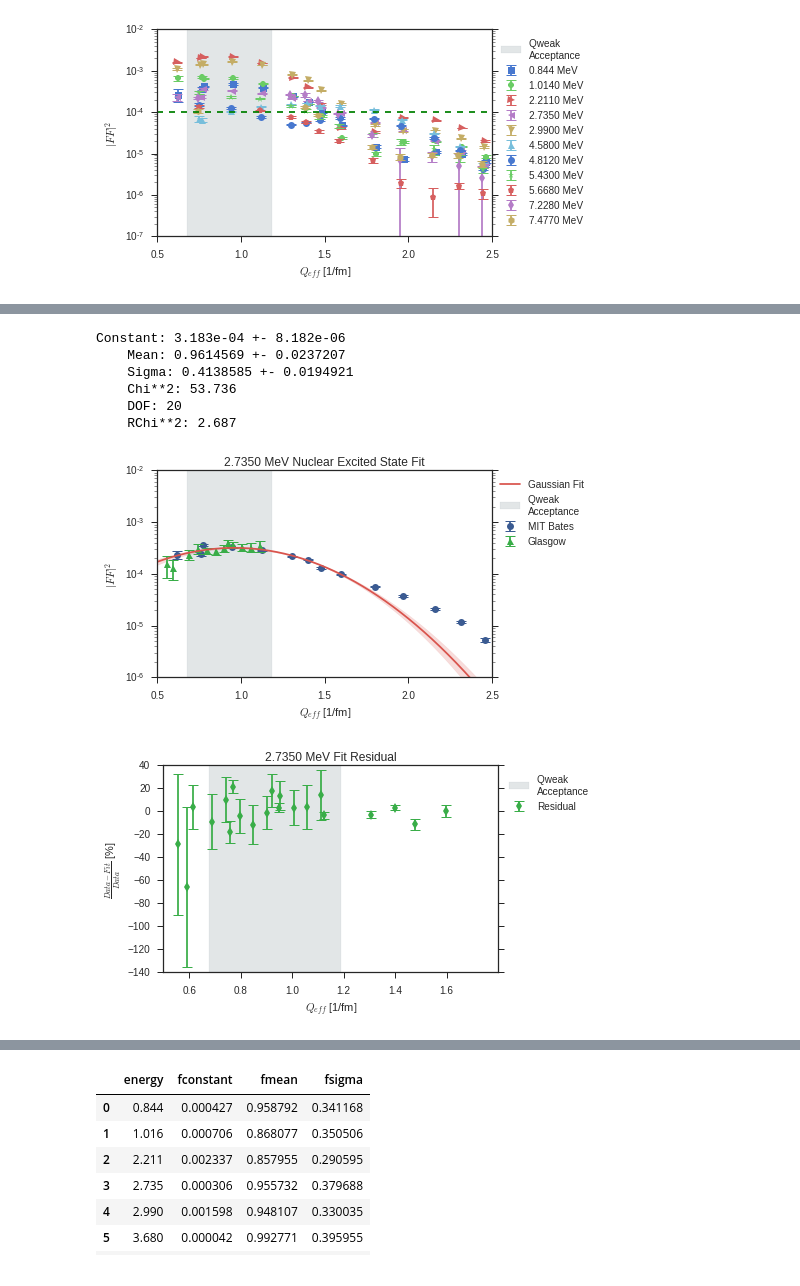
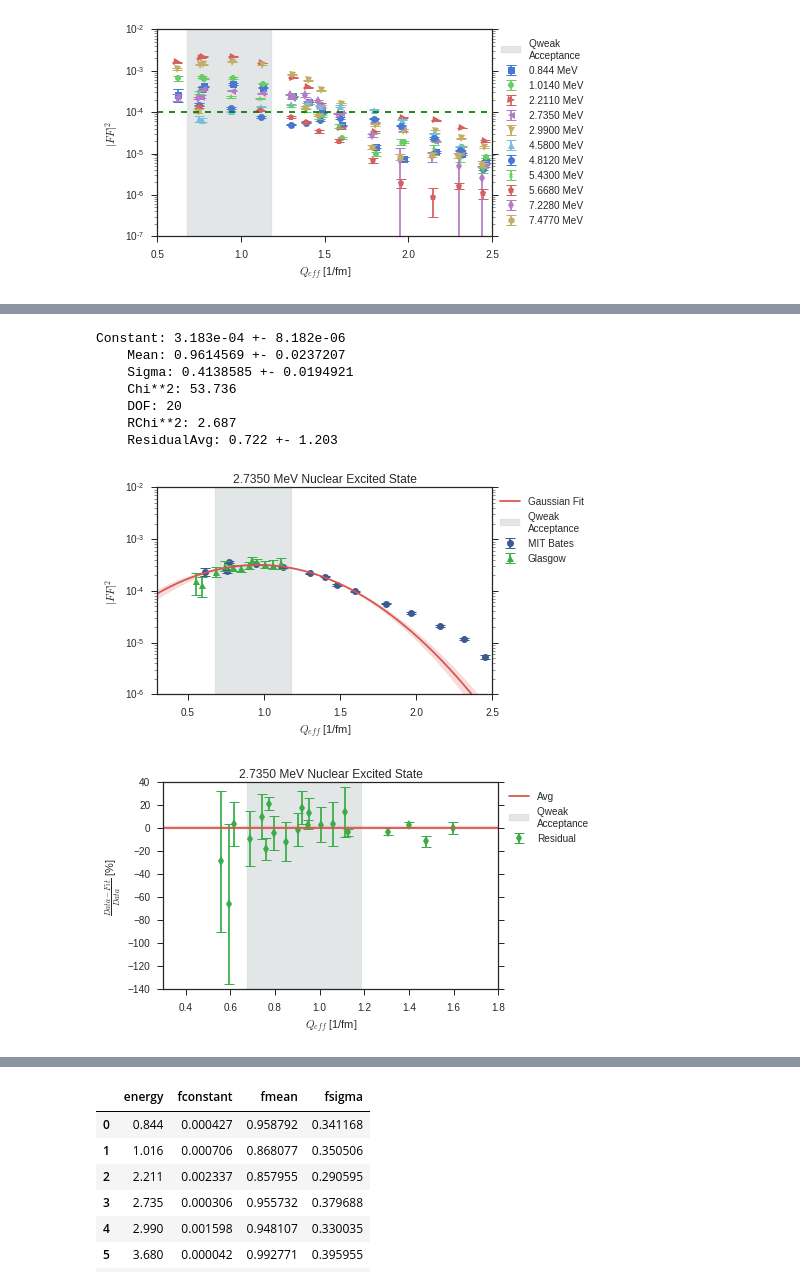
Before and after one commit to kdbartlett/Qweak, a Jupyter notebook: longitudinal_analysis/excited_states/al_nuclear_excited_states.ipynb, the cells around one changed output, grey strips where cells are left out. Drawn from its saved outputs; the diff is of its cells as text; code cells hidden in the pictures.

Commit message:
End of day fixes to aluminum nuclear excited state notebook.

```diff
--- a/longitudinal_analysis/excited_states/al_nuclear_excited_states.ipynb
+++ b/longitudinal_analysis/excited_states/al_nuclear_excited_states.ipynb
@@ -18,7 +18,7 @@ sns.set_palette("muted")
 plot_size = 6*np.array([1.0,(2.0/(1.0+np.sqrt(5.0)))]) #Use Golden ratio as aspect ratio for plots
 # %%
 # Plot range ranges
-x_low = 0.5 # [1/fm]
+x_low = 0.3 # [1/fm]
 x_high = 2.5 # [1/fm]
 y_low = 1e-6
 y_high = 1e-2
@@ -28,7 +28,7 @@ fit_x_range = np.linspace(x_low,x_high,1e3)
 qweak_acceptance = (0.676, 1.188)# Qweak Q acceptance [1/fm]
 
 #fit_range = (0.5, 1.4) # [1/fm]
-fit_range = (0.5, 1.8) # [1/fm]
+fit_range = (0.3, 1.8) # [1/fm]
 #fit_range = qweak_acceptance
 
 energy_lvl = ('0.844',
@@ -861,27 +1004,30 @@ Constant: 2.351e-03 +- 6.105e-05
 # %%
 # 2.7350 MeV Excited State Plots
 plot_combo_plus(al_2_7350_MeV_state_Q_eff,
-           al_2_7350_MeV_state_Q_eff_fit_mod,
-           al_2_7350_MeV_state_ff,
-           al_2_7350_MeV_state_ff_fit_mod,
-           al_2_7350_MeV_state_err,
-           al_2_7350_MeV_state_err_fit_mod,
+                al_2_7350_MeV_state_Q_eff_fit_mod,
+                al_2_7350_MeV_state_ff,
+                al_2_7350_MeV_state_err,
                 Singhal_2_734_MeV_state.Q_eff,
                 Singhal_2_734_MeV_state.F_in_squared,
                 Singhal_2_734_MeV_state.F_in_squared_err,
-           al_2_7350_MeV_popt,
-           al_2_7350_MeV_pcov,
-           al_2_7350_MeV_chi2,
-           energy_lvl[3])
+                al_2_7350_MeV_popt,
+                al_2_7350_MeV_pcov,
+                al_2_7350_MeV_chi2,
+                al_2_7350_MeV_pdiff,
+                al_2_7350_MeV_pdiff_err,
+                al_2_7350_MeV_avg,
+                al_2_7350_MeV_avg_err,
+                energy_lvl[3])
 # %% [output]
 Constant: 3.183e-04 +- 8.182e-06
     Mean: 0.9614569 +- 0.0237207
     Sigma: 0.4138585 +- 0.0194921
     Chi**2: 53.736
     DOF: 20
     RChi**2: 2.687
+    ResidualAvg: 0.722 +- 1.203
-[figure, old version]
+[figure, new version]
-[figure, old version]
+[figure, new version]
 # %%
 # 2.9900 MeV Excited State Plots
 plot_combo_plus(al_2_9900_MeV_state_Q_eff,
```
Also changed, not shown: parts of 28 cells of this notebook, 53 other files.
